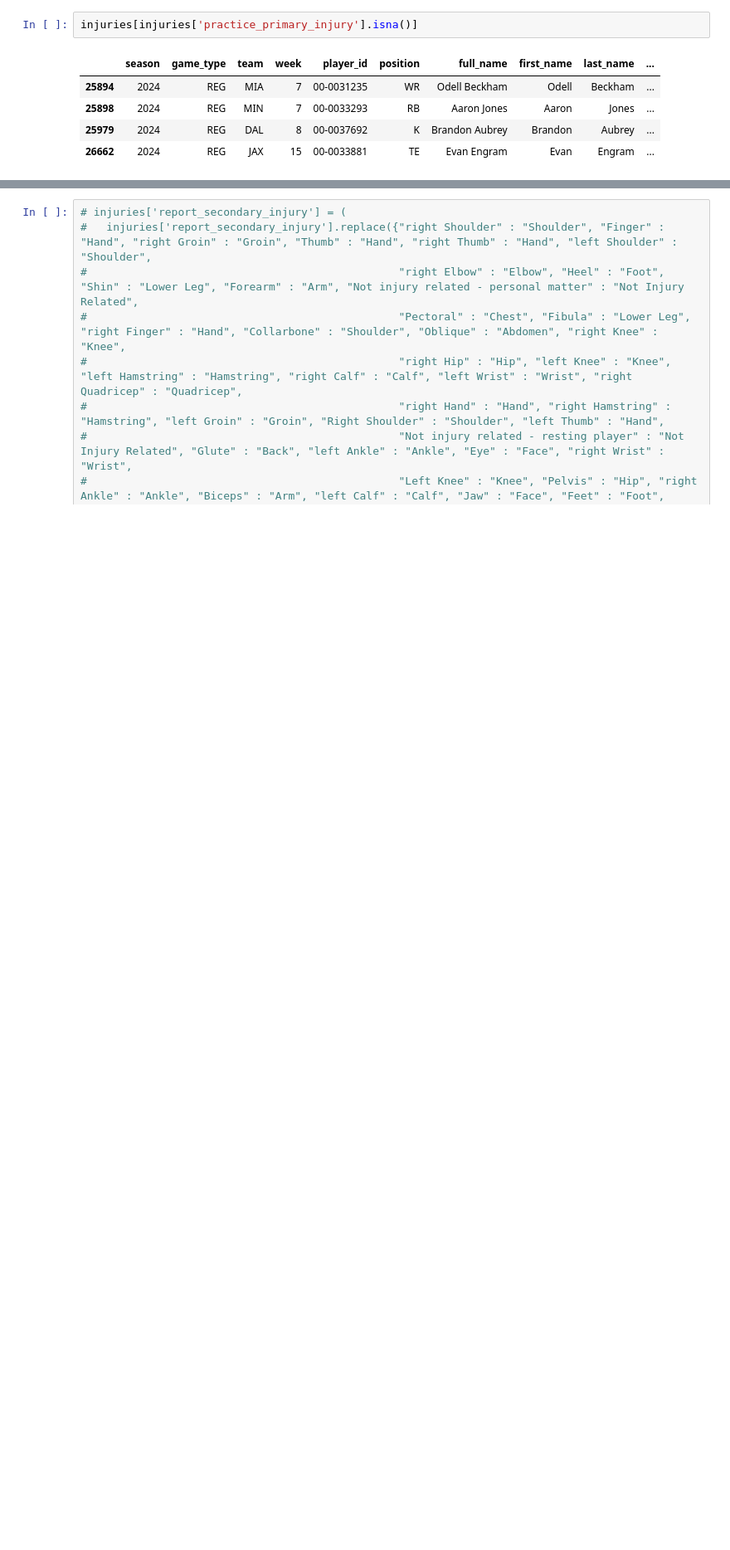
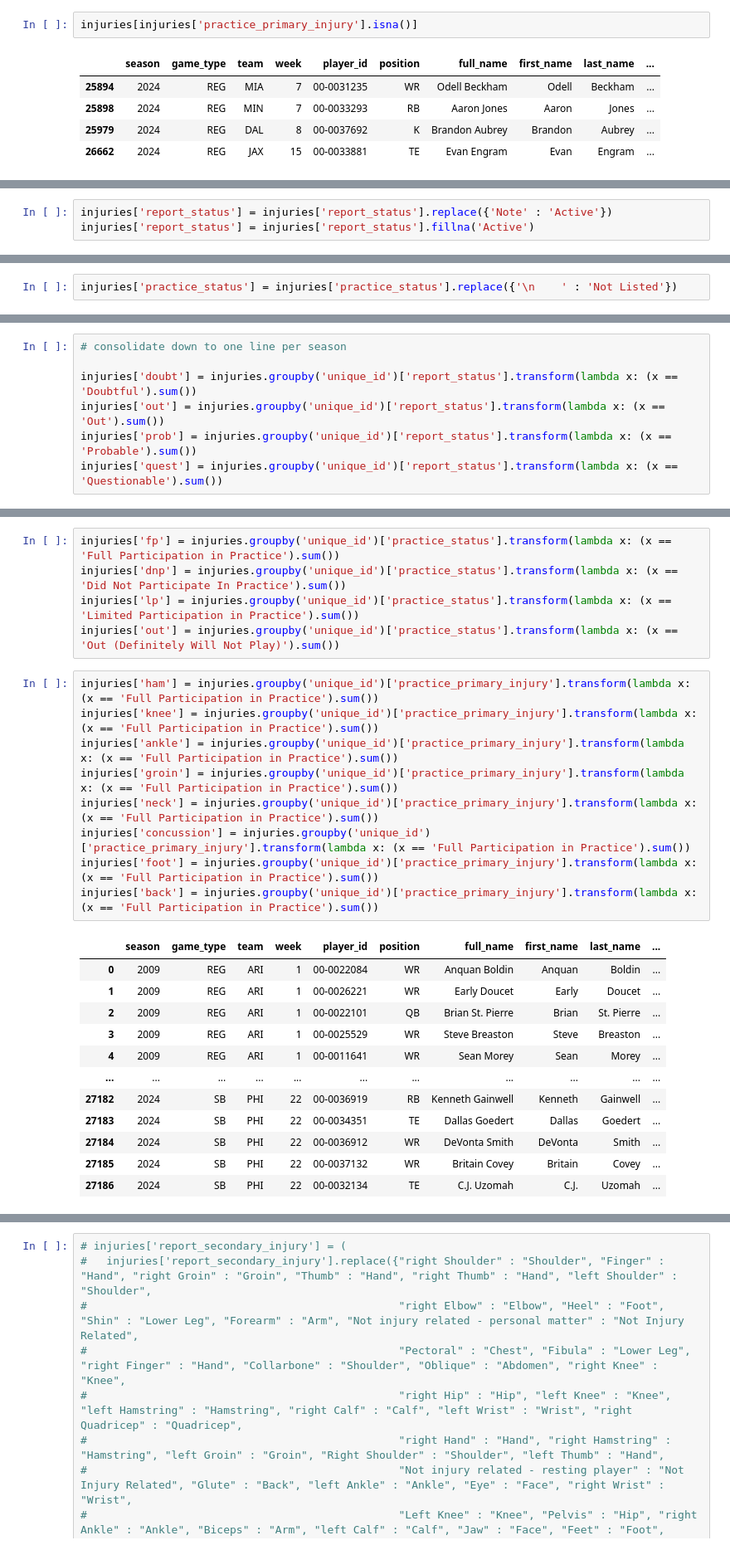
Before and after one commit to nicriv831/NFL-Injury-Risk, a Jupyter notebook: 2-Individual_Clean copy.ipynb, the cells around one changed output, grey strips where cells are left out. Shown at 83% size. Drawn from its saved outputs; the diff is of its cells as text; blank space fills up the shorter version.

```diff
--- a/2-Individual_Clean copy.ipynb
+++ b/2-Individual_Clean copy.ipynb
@@ -1540,0 +1597,3 @@ injuries[injuries['practice_primary_injury'].isna()]
+# %%
+injuries['report_status'] = injuries['report_status'].replace({'Note' : 'Active'})
+injuries['report_status'] = injuries['report_status'].fillna('Active')
@@ -1540,0 +1631,2 @@ injuries[injuries['practice_primary_injury'].isna()]
+# %%
+injuries['practice_status'] = injuries['practice_status'].replace({'\n    ' : 'Not Listed'})
@@ -1540,0 +1671,7 @@ injuries[injuries['practice_primary_injury'].isna()]
+# %%
+# consolidate down to one line per season
+
+injuries['doubt'] = injuries.groupby('unique_id')['report_status'].transform(lambda x: (x == 'Doubtful').sum())
+injuries['out'] = injuries.groupby('unique_id')['report_status'].transform(lambda x: (x == 'Out').sum())
+injuries['prob'] = injuries.groupby('unique_id')['report_status'].transform(lambda x: (x == 'Probable').sum())
+injuries['quest'] = injuries.groupby('unique_id')['report_status'].transform(lambda x: (x == 'Questionable').sum())
@@ -1540,0 +1716,27 @@ injuries[injuries['practice_primary_injury'].isna()]
+# %%
+injuries['fp'] = injuries.groupby('unique_id')['practice_status'].transform(lambda x: (x == 'Full Participation in Practice').sum())
+injuries['dnp'] = injuries.groupby('unique_id')['practice_status'].transform(lambda x: (x == 'Did Not Participate In Practice').sum())
+injuries['lp'] = injuries.groupby('unique_id')['practice_status'].transform(lambda x: (x == 'Limited Participation in Practice').sum())
+injuries['out'] = injuries.groupby('unique_id')['practice_status'].transform(lambda x: (x == 'Out (Definitely Will Not Play)').sum())
+# %%
+injuries['ham'] = injuries.groupby('unique_id')['practice_primary_injury'].transform(lambda x: (x == 'Full Participation in Practice').sum())
+injuries['knee'] = injuries.groupby('unique_id')['practice_primary_injury'].transform(lambda x: (x == 'Full Participation in Practice').sum())
+injuries['ankle'] = injuries.groupby('unique_id')['practice_primary_injury'].transform(lambda x: (x == 'Full Participation in Practice').sum())
+injuries['groin'] = injuries.groupby('unique_id')['practice_primary_injury'].transform(lambda x: (x == 'Full Participation in Practice').sum())
+injuries['neck'] = injuries.groupby('unique_id')['practice_primary_injury'].transform(lambda x: (x == 'Full Participation in Practice').sum())
+injuries['concussion'] = injuries.groupby('unique_id')['practice_primary_injury'].transform(lambda x: (x == 'Full Participation in Practice').sum())
+injuries['foot'] = injuries.groupby('unique_id')['practice_primary_injury'].transform(lambda x: (x == 'Full Participation in Practice').sum())
+injuries['back'] = injuries.groupby('unique_id')['practice_primary_injury'].transform(lambda x: (x == 'Full Participation in Practice').sum())
+# %% [output]
+|  | season | game_type | team | week | player_id | position | full_name | first_name | last_name | ... |
+| 0 | 2009 | REG | ARI | 1 | 00-0022084 | WR | Anquan Boldin | Anquan | Boldin | ... |
+| 1 | 2009 | REG | ARI | 1 | 00-0026221 | WR | Early Doucet | Early | Doucet | ... |
+| 2 | 2009 | REG | ARI | 1 | 00-0022101 | QB | Brian St. Pierre | Brian | St. Pierre | ... |
+| 3 | 2009 | REG | ARI | 1 | 00-0025529 | WR | Steve Breaston | Steve | Breaston | ... |
+| 4 | 2009 | REG | ARI | 1 | 00-0011641 | WR | Sean Morey | Sean | Morey | ... |
+| ... | ... | ... | ... | ... | ... | ... | ... | ... | ... | ... |
+| 27182 | 2024 | SB | PHI | 22 | 00-0036919 | RB | Kenneth Gainwell | Kenneth | Gainwell | ... |
+| 27183 | 2024 | SB | PHI | 22 | 00-0034351 | TE | Dallas Goedert | Dallas | Goedert | ... |
+| 27184 | 2024 | SB | PHI | 22 | 00-0036912 | WR | DeVonta Smith | DeVonta | Smith | ... |
+| 27185 | 2024 | SB | PHI | 22 | 00-0037132 | WR | Britain Covey | Britain | Covey | ... |
+| 27186 | 2024 | SB | PHI | 22 | 00-0032134 | TE | C.J. Uzomah | C.J. | Uzomah | ... |
```
Also changed, not shown: parts of 31 cells of this notebook, 2 other files.
